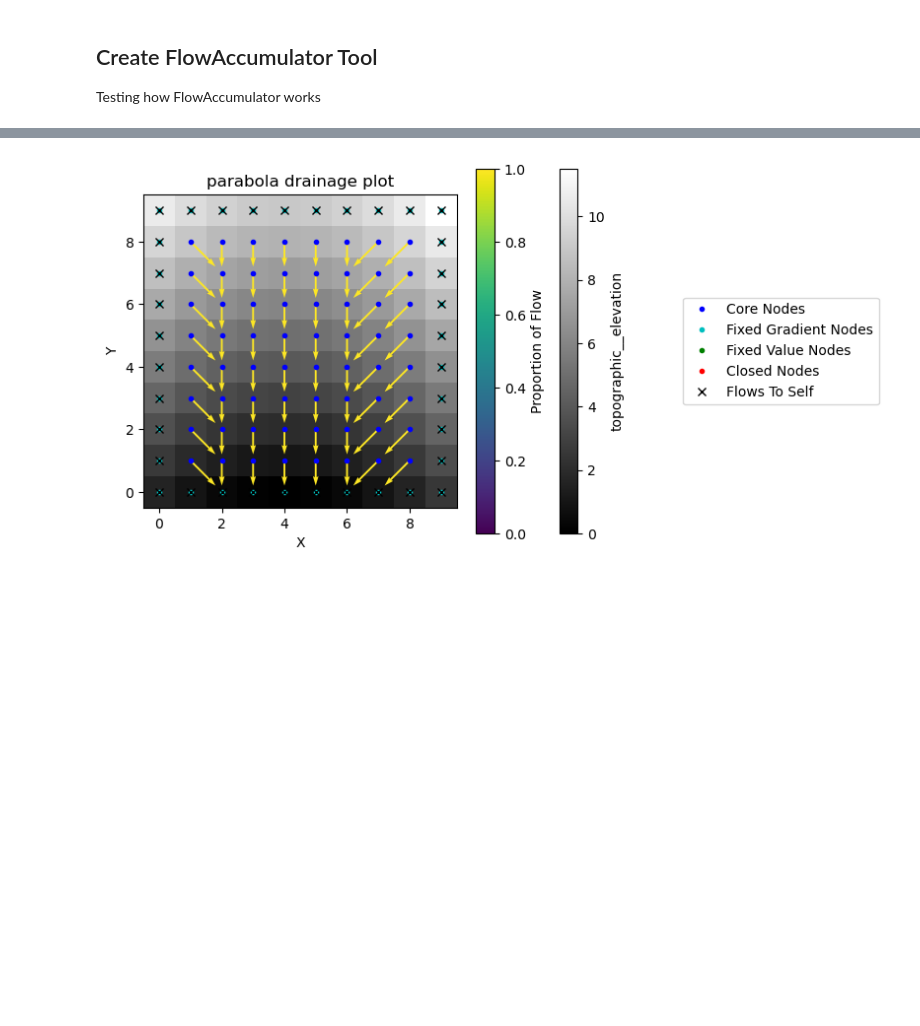
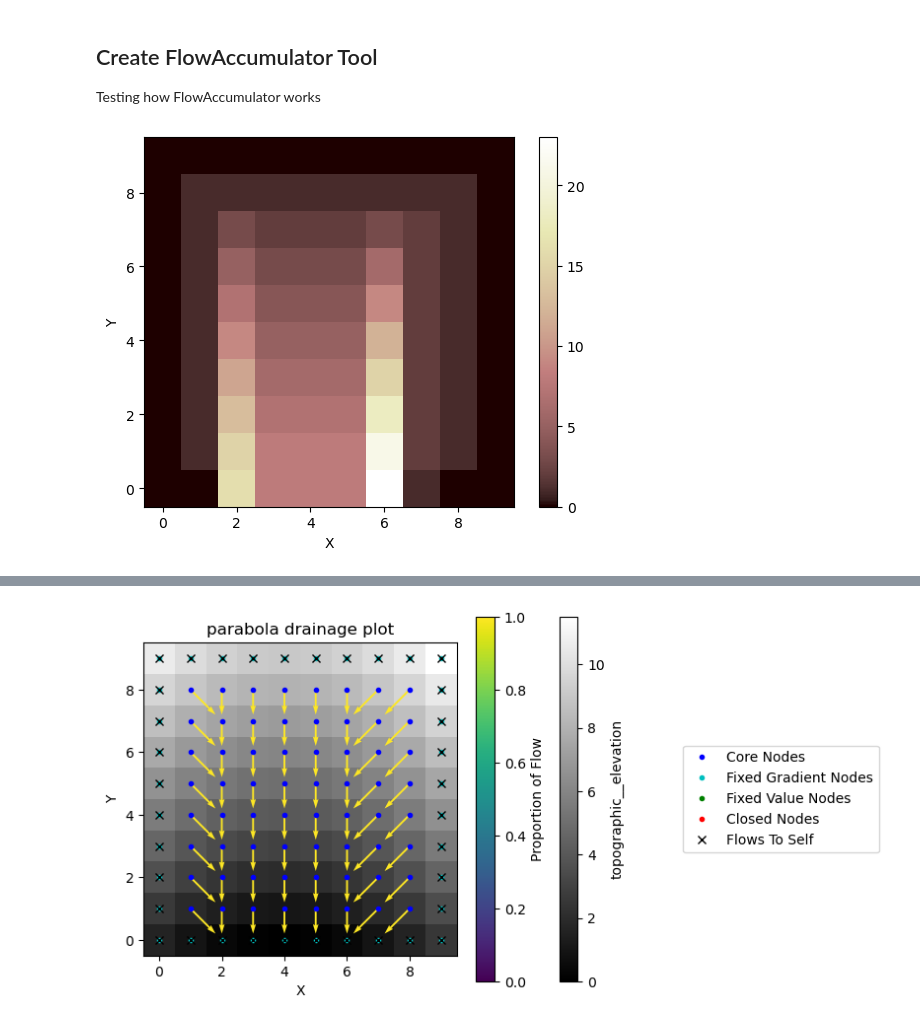
Before and after one commit to csdms-espin/ESPIn_2023_glacial_water_routing, a Jupyter notebook: MeltwaterRunoff.ipynb, the cells around one changed output, grey strips where cells are left out. Saved outputs shown, nothing was run; the diff lists cells and outputs as text; code cells hidden in the pictures; blank space fills up the shorter version.

```diff
--- a/MeltwaterRunoff.ipynb
+++ b/MeltwaterRunoff.ipynb
@@ -111,3 +121,13 @@ array([  0.,   8.,   0.,  24.,   0.,   8.,   8.,   8.,   8.,   0.,   0.,
 # %% [markdown]
 ## Create FlowAccumulator Tool
 Testing how FlowAccumulator works
+# %%
+mg.create_flow_acc()
+mg.da_plot()
+# fd = FlowDirectorD8(mg,'topographic__elevation')
+# fd.run_one_step()
+# receivers = fd.direct_flow()
+# plt.figure()
+# drainage_plot(mg,title='parabola drainage plot')
+# %% [output]
+[figure, added]
```
Also changed, not shown: parts of 24 cells of this notebook.
